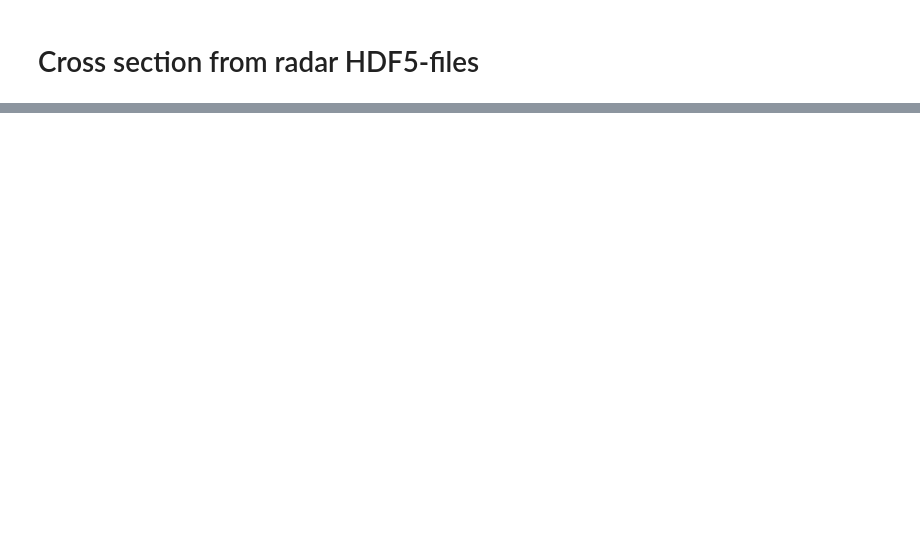
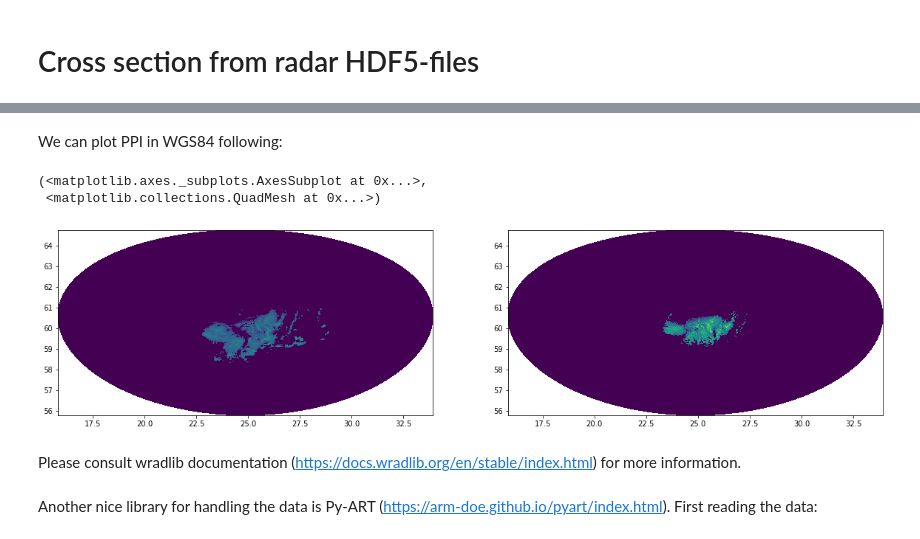
Before and after one commit to fmidev/opendata-resources, a Jupyter notebook: examples/python/radar-cross-section-from-hdf5.ipynb, the cells around one changed output, grey strips where cells are left out. Saved outputs shown, nothing was run; the diff lists cells and outputs as text; code cells hidden in the pictures; blank space fills up the shorter version.

```diff
--- a/examples/python/radar-cross-section-from-hdf5.ipynb
+++ b/examples/python/radar-cross-section-from-hdf5.ipynb
@@ -288,0 +113,20 @@ Precipitation sum at 63.1593,29.8346 (Koli, Finland) on 10th July 2020 is 8.11 m
+# %% [markdown]
+We can plot PPI in WGS84 following:
+# %%
+r = np.arange(vol[0].data.DBZH[0].shape[1], dtype=np.float)
+r += (r[1] - r[0]) / 2.
+r *= 1000
+
+epsg = wrl.georef.proj4_to_osr('+proj=longlat +datum=WGS84 +no_defs')
+
+fig, axes = plt.subplots(1, 2, figsize=(20,10))
+wrl.vis.plot_ppi(vol[0].data.DBZH[0], proj=epsg, site=(vol[0].data.longitude.data, vol[0].data.latitude.data, vol[0].data.altitude.data), r=r, ax=axes[0])
+wrl.vis.plot_ppi(vol[1].data.DBZH[0], proj=epsg, site=(vol[0].data.longitude.data, vol[1].data.latitude.data, vol[1].data.altitude.data), r=r, ax=axes[1])
+# %% [output]
+(<matplotlib.axes._subplots.AxesSubplot at 0x...>,
+ <matplotlib.collections.QuadMesh at 0x...>)
+[figure, added]
+# %% [markdown]
+Please consult wradlib documentation (https://docs.wradlib.org/en/stable/index.html) for more information.
+# %% [markdown]
+Another nice library for handling the data is Py-ART (https://arm-doe.github.io/pyart/index.html). First reading the data:
```
Also changed, not shown: parts of 39 cells of this notebook.
